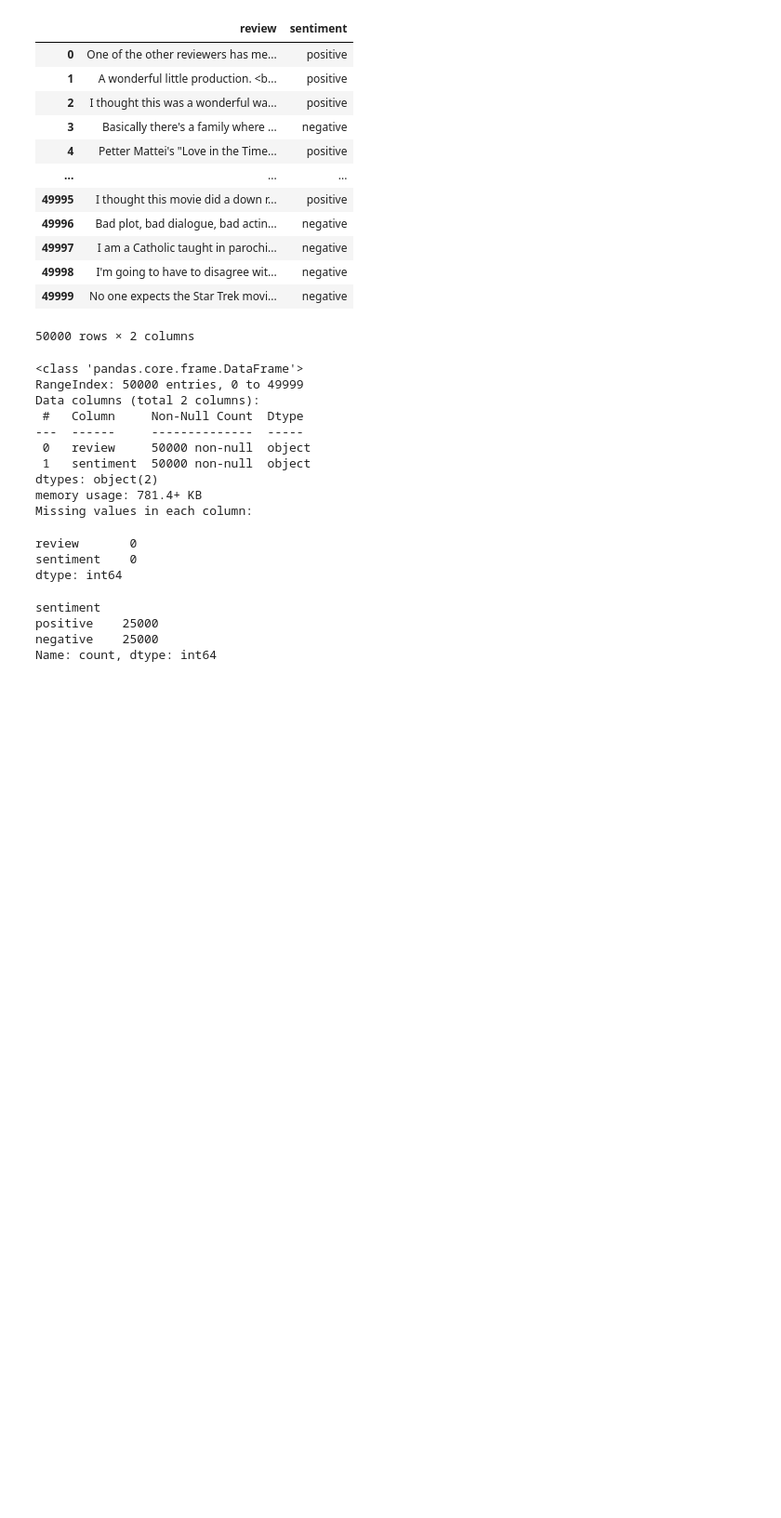
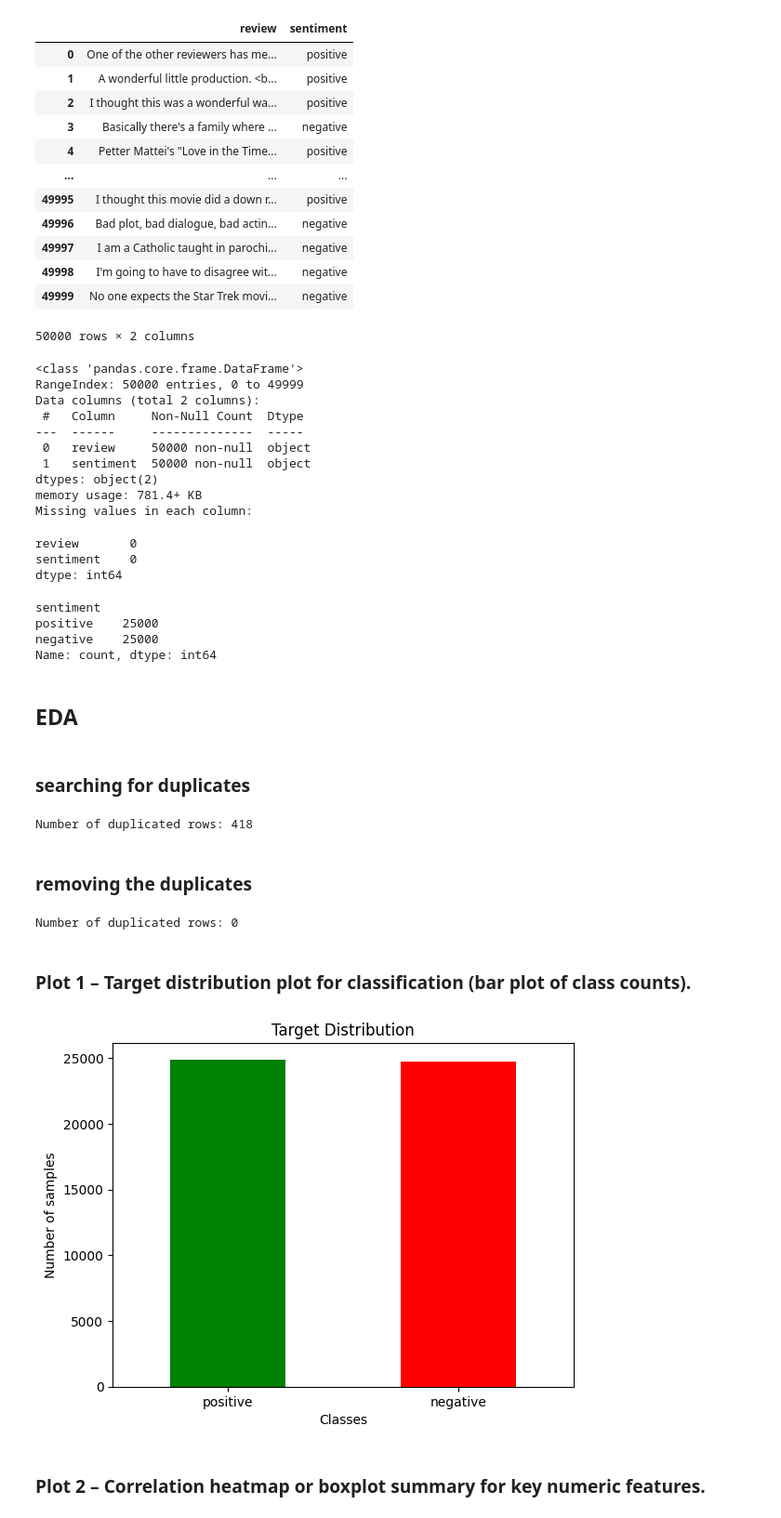
Before and after one commit to HashemBader/ML-Text-Sentiment, a Jupyter notebook: notebooks/Text-Sentiment.ipynb, the cells around one changed output. Shown at 93% size. Saved outputs shown, nothing was run; the diff lists cells and outputs as text; code cells hidden in the pictures; blank space fills up the shorter version.

```diff
--- a/notebooks/Text-Sentiment.ipynb
+++ b/notebooks/Text-Sentiment.ipynb
@@ -35,2 +33,2 @@ Path to dataset files: C:\Users\User\.cache\kagglehub\datasets\lakshmi25npathi\i
 # %%
-path
+path = 'C:\\Users\\User\\.cache\\kagglehub\\datasets\\lakshmi25npathi\\imdb-dataset-of-50k-movie-reviews\\versions\\1'
@@ -99,6 +103,51 @@ sentiment
 positive    25000
 negative    25000
 Name: count, dtype: int64
+# %% [markdown]
+## EDA
+# %% [markdown]
+### searching for duplicates
+# %%
+duplicated = df.duplicated()
+
+
+print(f"Number of duplicated rows: {duplicated.sum()}")
+
+# Remove duplicates
+#df = df.drop_duplicates()
+# %% [output]
+Number of duplicated rows: 418
+# %% [markdown]
+### removing the duplicates
+# %%
+# Remove duplicates
+df = df.drop_duplicates()
+
+# Check again for duplicates
+duplicated = df.duplicated()
+
+print(f"Number of duplicated rows: {duplicated.sum()}")
+# %% [output]
+Number of duplicated rows: 0
+# %% [markdown]
+### Plot 1 – Target distribution plot for classification (bar plot of class counts).
+# %%
+#!pip install matplotlib
+#!pip install seaborn
+
+import matplotlib.pyplot as plt
+import seaborn as sns
+
+
+x = df.review
+y = df.sentiment
+target_plot = y.value_counts().plot(kind='bar', title='Target Distribution', xlabel='Classes', ylabel='Number of samples', color=['green', 'red'])
+target_plot.set_xticklabels(target_plot.get_xticklabels(), rotation=0)
+plt.show()
+# %% [output]
+[figure, added]
+# %% [markdown]
+###  Plot 2 – Correlation heatmap or boxplot summary for key numeric features.
 # %% [markdown]
 ## 3. Tasks
 
```
Also changed, not shown: parts of 5 cells of this notebook, 11 other files.
